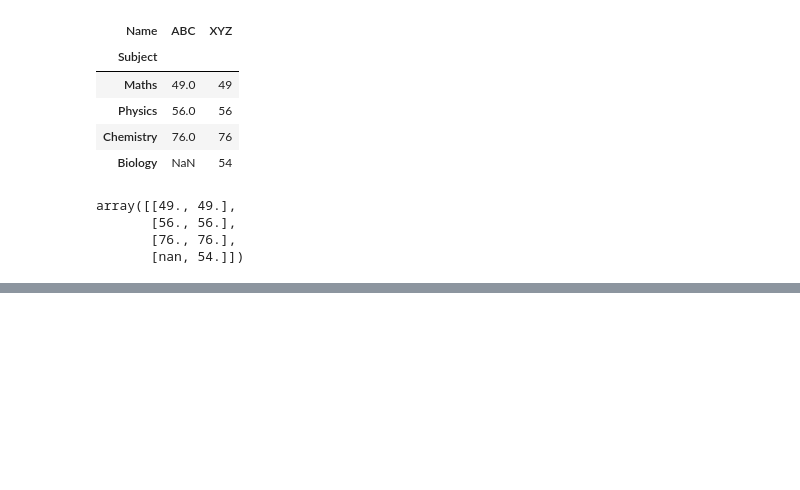
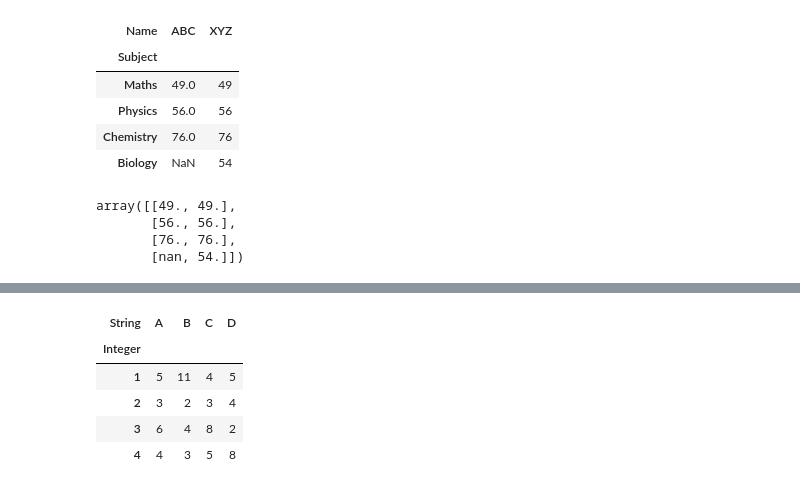
Before and after one commit to alekhaya99/Pandas_Tutorial, a Jupyter notebook: Pandas_Data_Structures.ipynb, the cells around one changed output, grey strips where cells are left out. Saved outputs shown, nothing was run; the diff lists cells and outputs as text; code cells hidden in the pictures; blank space fills up the shorter version.

```diff
--- a/Pandas_Data_Structures.ipynb
+++ b/Pandas_Data_Structures.ipynb
@@ -314,0 +358,19 @@ array([[49., 49.],
+# %%
+
+df = pd.DataFrame({"A":[5, 3, 6, 4],
+                   "B":[11, 2, 4, 3],
+                   "C":[4, 3, 8, 5],
+                   "D":[5, 4, 2, 8]},index=[1,2,3,4])
+#Name the rows and columns
+df.columns.name='String'
+df.index.name='Integer'
+
+# Print the dataframe
+df
+# %% [output]
+| String | A | B | C | D |
+| Integer |  |  |  |  |
+| 1 | 5 | 11 | 4 | 5 |
+| 2 | 3 | 2 | 3 | 4 |
+| 3 | 6 | 4 | 8 | 2 |
+| 4 | 4 | 3 | 5 | 8 |
```
Also changed, not shown: parts of 23 cells of this notebook.
